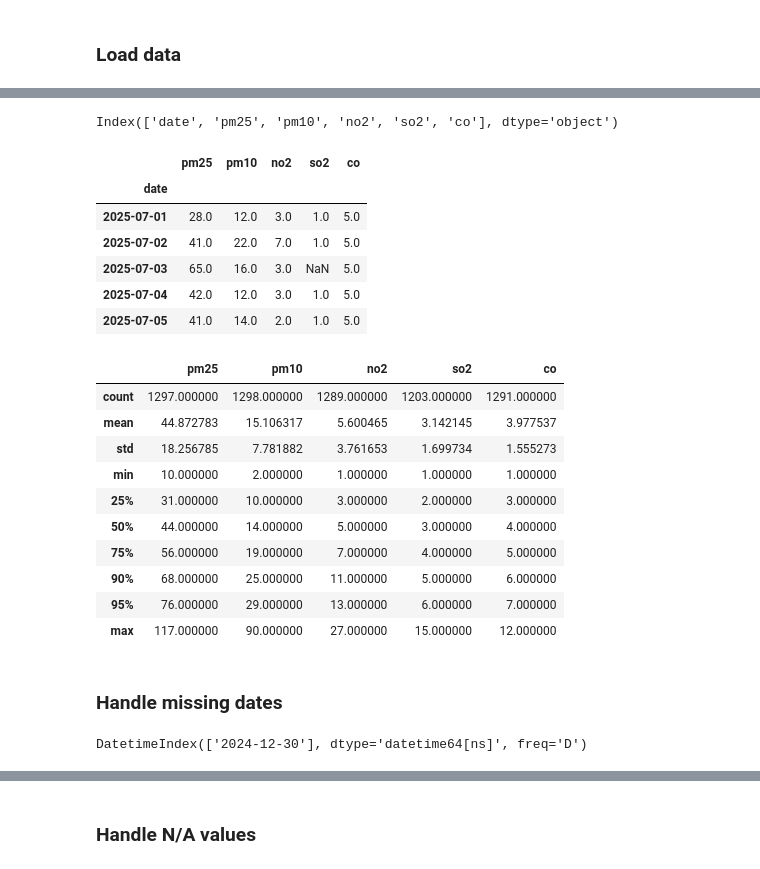
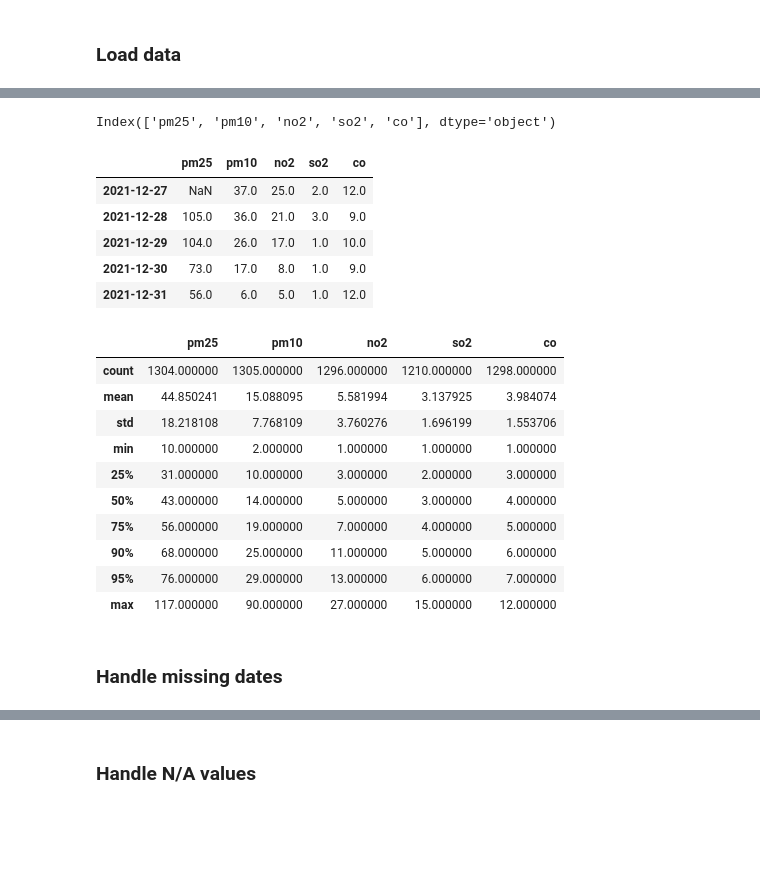
Before and after one commit to MartinRajniak/Air-Quality-Prediction, a Jupyter notebook: notebooks/air_quality_prediction.ipynb, the cells around one changed output, grey strips where cells are left out. Cells and saved outputs as stored; diff of their text form; code cells hidden in the pictures; blank space fills up the shorter version.

Commit message:
Move model training to script

```diff
--- a/notebooks/air_quality_prediction.ipynb
+++ b/notebooks/air_quality_prediction.ipynb
@@ -10,10 +10,6 @@ https://aqicn.org/json-api/doc/
 import random
 import pandas as pd
 import numpy as np
-
-import holidays
-
-from meteostat import Point, Daily
 
 import matplotlib.pyplot as plt
 import seaborn as sns
@@ -23,21 +19,43 @@ from statsmodels.tsa.seasonal import seasonal_decompose
 
 from scipy.signal import periodogram
 
-from sklearn.preprocessing import StandardScaler
 from sklearn.tree import DecisionTreeRegressor
 from sklearn.ensemble import RandomForestRegressor
-from sklearn.metrics import mean_absolute_error, mean_squared_error, r2_score
-from sklearn.multioutput import MultiOutputRegressor
-
-import xgboost as xgb
 
 import torch
 import torch.nn as nn
 import torch.optim as optim
 
+# Load environment variables
+from dotenv import load_dotenv
+load_dotenv()
+
+# Make random numbers stable for reproduction
 torch.manual_seed(42)
 np.random.seed(42)
 random.seed(42)
+
+# Add sources to the path
+import sys
+from pathlib import Path
+PROJECT_ROOT = str(Path().resolve().parent)
+sys.path.append(PROJECT_ROOT)
+
+from src.data import aqi, meteo
+from src.data.calendar import add_calendar_features
+from src.data.features import FeatureScaler, split_to_windows, flatten_windows, _flatten_windows # TODO: don't use internal methods
+from src.model.training import split_data
+from src.model.evaluation import evaluate_predictions
+from src.model.xgboost import create_regressor
+from src.common import LOGGER_NAME
+
+import logging
+logging.basicConfig(
+    level=logging.INFO, format="%(asctime)s - %(levelname)s - %(name)s - %(message)s"
+)
+
+LOGGER = logging.getLogger(LOGGER_NAME)
+LOGGER.setLevel(logging.DEBUG)
 # %% [markdown]
 ## Configuration
 # %%
@@ -55,0 +72,2 @@ aqi_pd = pd.read_csv("../data/air_quality_history.csv", skipinitialspace=True)
+# %%
+aqi_df = aqi.load_data(PROJECT_ROOT)
@@ -56,5 +83,5 @@ aqi_pd = pd.read_csv("../data/air_quality_history.csv", skipinitialspace=True)
 # %%
 # Make sure column names are stripped
-aqi_pd.columns
+aqi_df.columns
 # %% [output]
-Index(['date', 'pm25', 'pm10', 'no2', 'so2', 'co'], dtype='object')
+Index(['pm25', 'pm10', 'no2', 'so2', 'co'], dtype='object')
@@ -65,33 +88,25 @@ aqi_pd = aqi_pd.set_index("date")
 # %%
-aqi_pd.head()
+aqi_df.head()
 # %% [output]
 |  | pm25 | pm10 | no2 | so2 | co |
-| date |  |  |  |  |  |
-| 2025-07-01 | 28.0 | 12.0 | 3.0 | 1.0 | 5.0 |
-| 2025-07-02 | 41.0 | 22.0 | 7.0 | 1.0 | 5.0 |
-| 2025-07-03 | 65.0 | 16.0 | 3.0 | NaN | 5.0 |
-| 2025-07-04 | 42.0 | 12.0 | 3.0 | 1.0 | 5.0 |
-| 2025-07-05 | 41.0 | 14.0 | 2.0 | 1.0 | 5.0 |
+| 2021-12-27 | NaN | 37.0 | 25.0 | 2.0 | 12.0 |
+| 2021-12-28 | 105.0 | 36.0 | 21.0 | 3.0 | 9.0 |
+| 2021-12-29 | 104.0 | 26.0 | 17.0 | 1.0 | 10.0 |
+| 2021-12-30 | 73.0 | 17.0 | 8.0 | 1.0 | 9.0 |
+| 2021-12-31 | 56.0 | 6.0 | 5.0 | 1.0 | 12.0 |
 # %%
-aqi_pd.describe(percentiles=[0.25, 0.5, 0.75, 0.9, 0.95])
+aqi_df.describe(percentiles=[0.25, 0.5, 0.75, 0.9, 0.95])
 # %% [output]
 |  | pm25 | pm10 | no2 | so2 | co |
-| count | 1297.000000 | 1298.000000 | 1289.000000 | 1203.000000 | 1291.000000 |
-| mean | 44.872783 | 15.106317 | 5.600465 | 3.142145 | 3.977537 |
-| std | 18.256785 | 7.781882 | 3.761653 | 1.699734 | 1.555273 |
+| count | 1304.000000 | 1305.000000 | 1296.000000 | 1210.000000 | 1298.000000 |
+| mean | 44.850241 | 15.088095 | 5.581994 | 3.137925 | 3.984074 |
+| std | 18.218108 | 7.768109 | 3.760276 | 1.696199 | 1.553706 |
 | min | 10.000000 | 2.000000 | 1.000000 | 1.000000 | 1.000000 |
 | 25% | 31.000000 | 10.000000 | 3.000000 | 2.000000 | 3.000000 |
-| 50% | 44.000000 | 14.000000 | 5.000000 | 3.000000 | 4.000000 |
+| 50% | 43.000000 | 14.000000 | 5.000000 | 3.000000 | 4.000000 |
 | 75% | 56.000000 | 19.000000 | 7.000000 | 4.000000 | 5.000000 |
 | 90% | 68.000000 | 25.000000 | 11.000000 | 5.000000 | 6.000000 |
 | 95% | 76.000000 | 29.000000 | 13.000000 | 6.000000 | 7.000000 |
 | max | 117.000000 | 90.000000 | 27.000000 | 15.000000 | 12.000000 |
 # %% [markdown]
 ### Handle missing dates
-# %%
-full_range = pd.date_range(start=aqi_pd.index.min(), end=aqi_pd.index.max(), freq="D")
-
-# Check for missing dates
-full_range.difference(aqi_pd.index)
-# %% [output]
-DatetimeIndex(['2024-12-30'], dtype='datetime64[ns]', freq='D')
```
Also changed, not shown: parts of 50 cells of this notebook, 12 other files.
